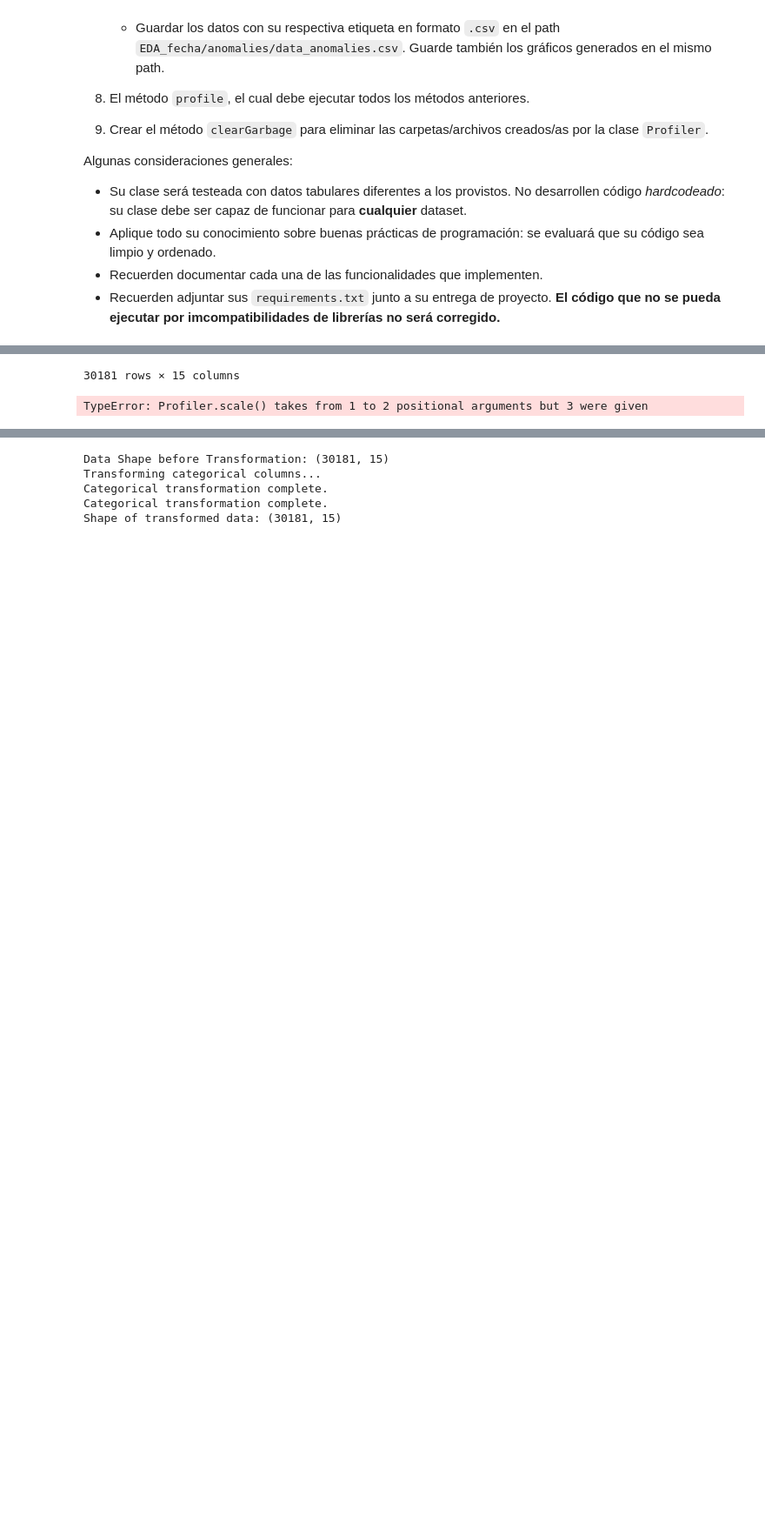
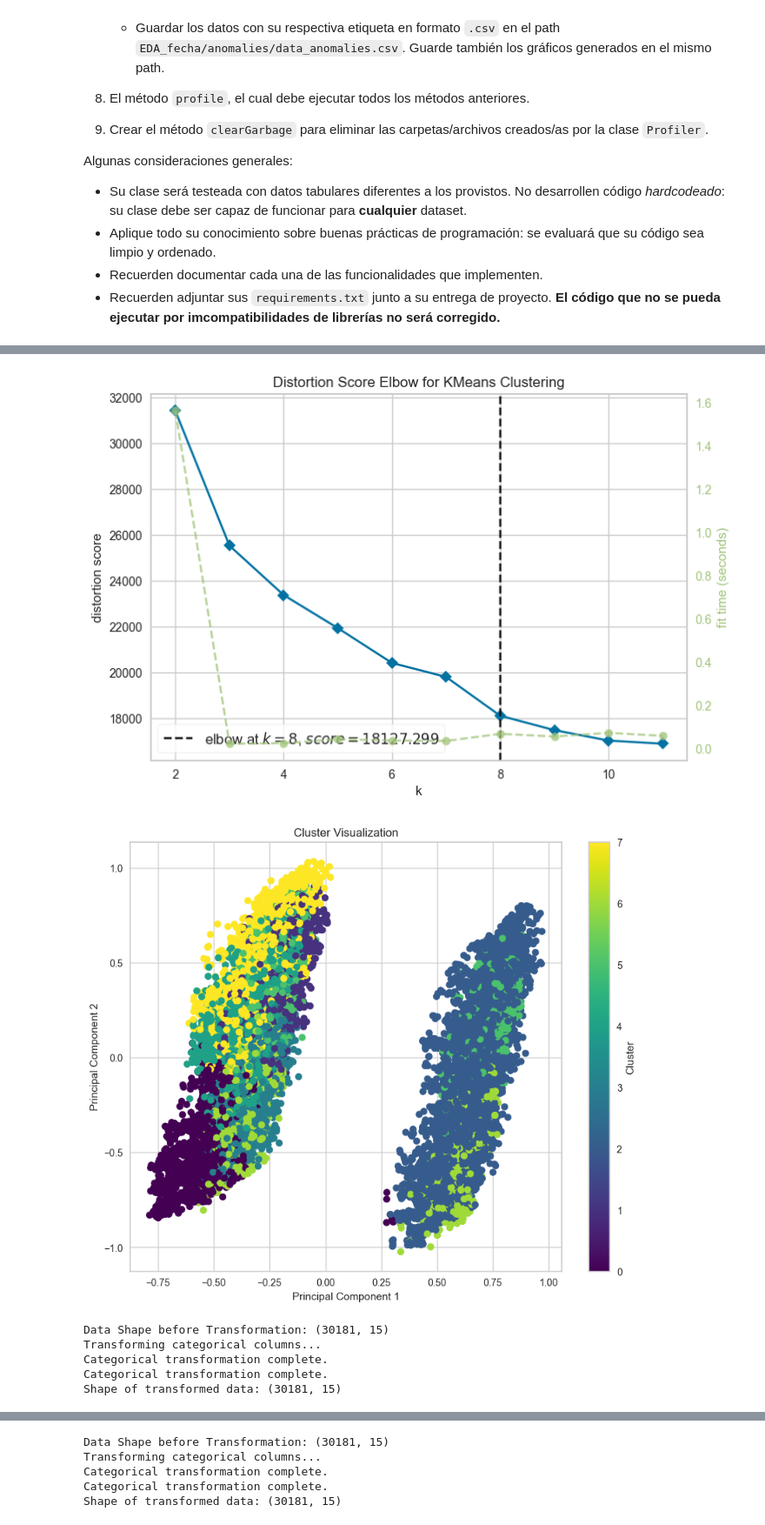
Before and after one commit to tomasaguirre-ignacioalbornoz/MDS7202, a Jupyter notebook: Proyecto1/Proyecto_enunciado.ipynb, the cells around one changed output, grey strips where cells are left out. Shown at 87% size. Saved outputs shown, nothing was run; the diff lists cells and outputs as text; code cells hidden in the pictures; blank space fills up the shorter version.

```diff
--- a/Proyecto1/Proyecto_enunciado.ipynb
+++ b/Proyecto1/Proyecto_enunciado.ipynb
@@ -146,5 +146,4 @@ from sklearn.base import BaseEstimator
 from yellowbrick.cluster import KElbowVisualizer
 from sklearn.decomposition import TruncatedSVD
 from sklearn.base import ClusterMixin
-#df = pd.read_parquet('olimpiadas.parquet')
-from sklearn.ensemble import IsolationForest
+df = pd.read_parquet('olimpiadas.parquet')
@@ -744,5 +801,15 @@ class Profiler():
 # %%
 profiler = Profiler(df)  # Suponiendo que ya has creado una instancia de la clase Profiler
 
-summ, plt_vars, clean_data, scaled_data, clusters, anomalies = profiler.profile(df, KMeans(n_clusters=3), IsolationForest(), MinMaxScaler())
+summ, plt_vars, clean_data, scaled_data, clusters, anomalies = profiler.profile(variables_of_interest_summarize=None, criteria_for_outliers=None,
+                variables_of_interest_plot=None, top_n_categories=5, variables_of_interest_clean_data=None,
+                drop_duplicates=True,
+                drop_na=True,
+                impute_na=False,
+                numeric_cols = ['age', 'height', 'weight'],
+                scaling_technique = OrdinalEncoder(),
+                clustering_algorithm = KMeans(n_init='auto'),
+                n_clusters_range = (2, 12),
+                plot_elbow = True,
+                anomaly_detection_algorithm=IsolationForest())
 # %% [output]
@@ -774,2 +826,7 @@ summ, plt_vars, clean_data, scaled_data, clusters, anomalies = profiler.profile(
+[figure, added]
+[figure, added]
-30181 rows × 15 columns
+Data Shape before Transformation: (30181, 15)
+Transforming categorical columns...
+Categorical transformation complete.
+Categorical transformation complete.
+Shape of transformed data: (30181, 15)
-TypeError: Profiler.scale() takes from 1 to 2 positional arguments but 3 were given
```
Also changed, not shown: parts of 4 cells of this notebook, 24 other files.
